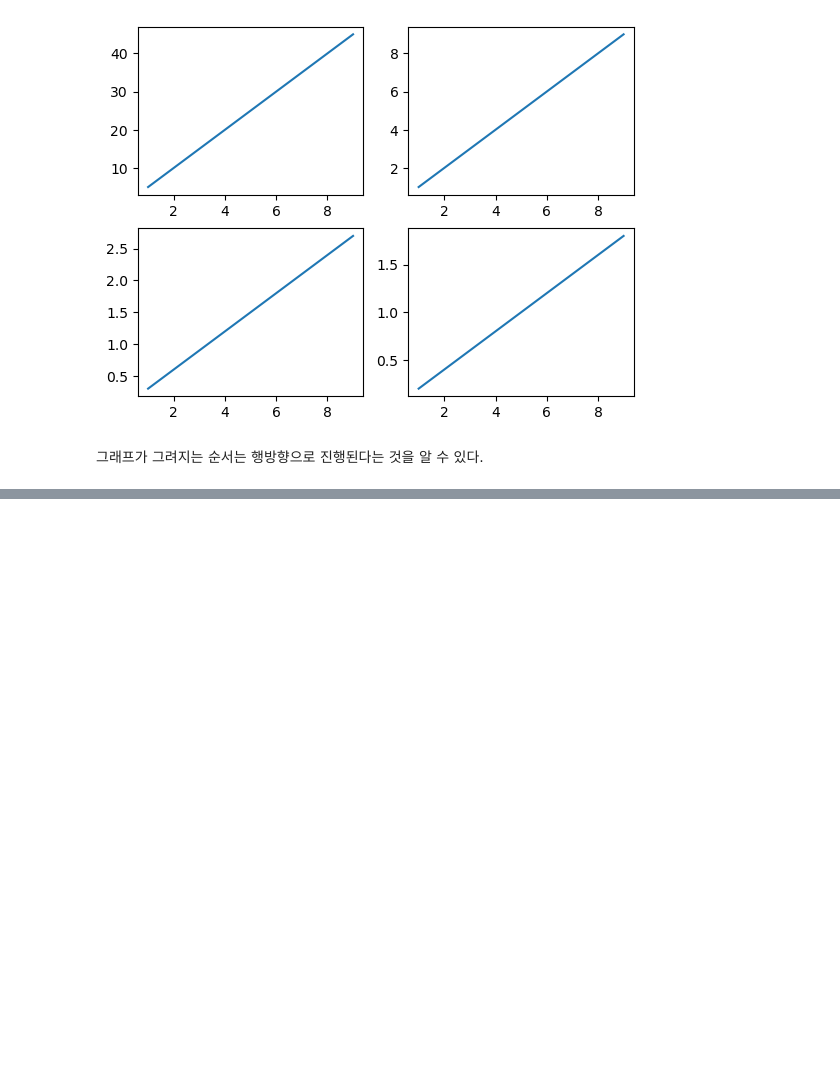
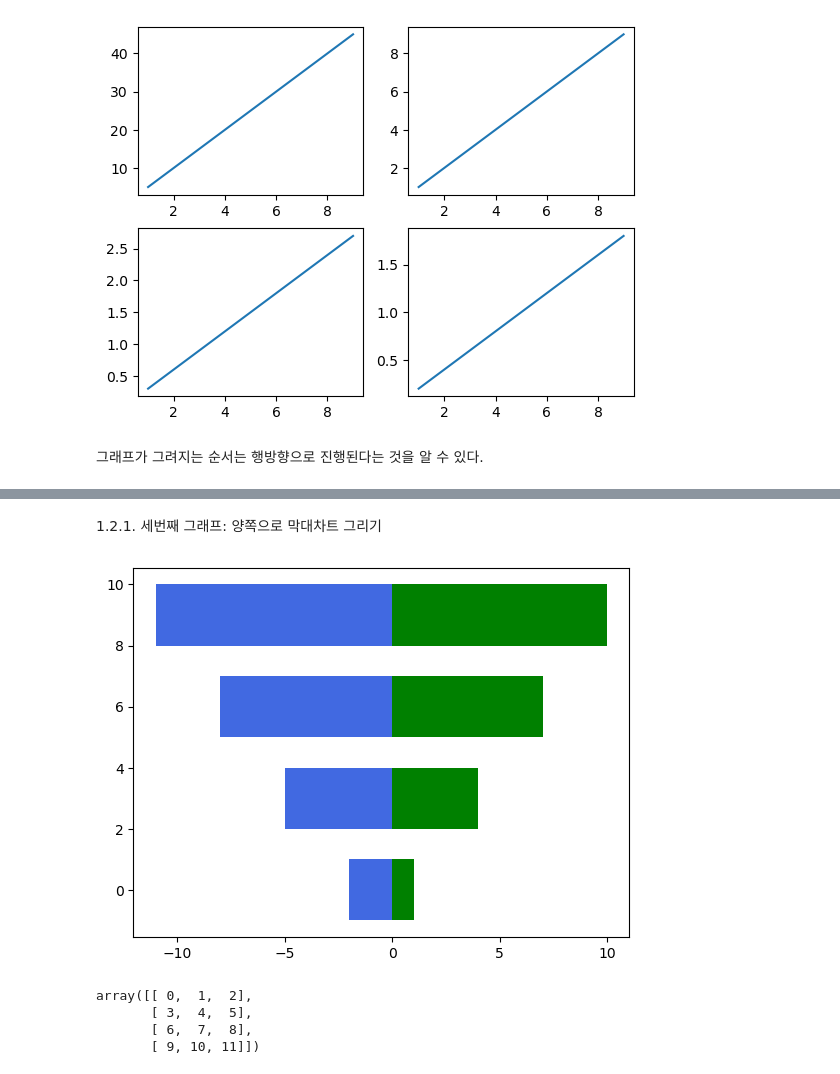
Before and after one commit to ezer-log/kmr-basic, a Jupyter notebook: Basic/day6_0429.ipynb, the cells around one changed output, grey strips where cells are left out. Drawn from its saved outputs; the diff is of its cells as text; code cells hidden in the pictures; blank space fills up the shorter version.

```diff
--- a/Basic/day6_0429.ipynb
+++ b/Basic/day6_0429.ipynb
@@ -188,0 +234,19 @@ plt.show()
+# %% [markdown]
+1.2.1. 세번째 그래프: 양쪽으로 막대차트 그리기
+# %%
+#중요!
+
+x=np.arange(12).reshape((4, 3))
+plt.barh(x[:,0], x[:,1], color='g', height=2 )
+plt.barh(x[:,0], -x[:, 2], color='royalblue', height=2)
+plt.show()
+
+#앞: 데이터가 표현하고싶은
+#뒤: 축
+x
+# %% [output]
+[figure, added]
+array([[ 0,  1,  2],
+       [ 3,  4,  5],
+       [ 6,  7,  8],
+       [ 9, 10, 11]])
```
Also changed, not shown: parts of 42 cells of this notebook.
